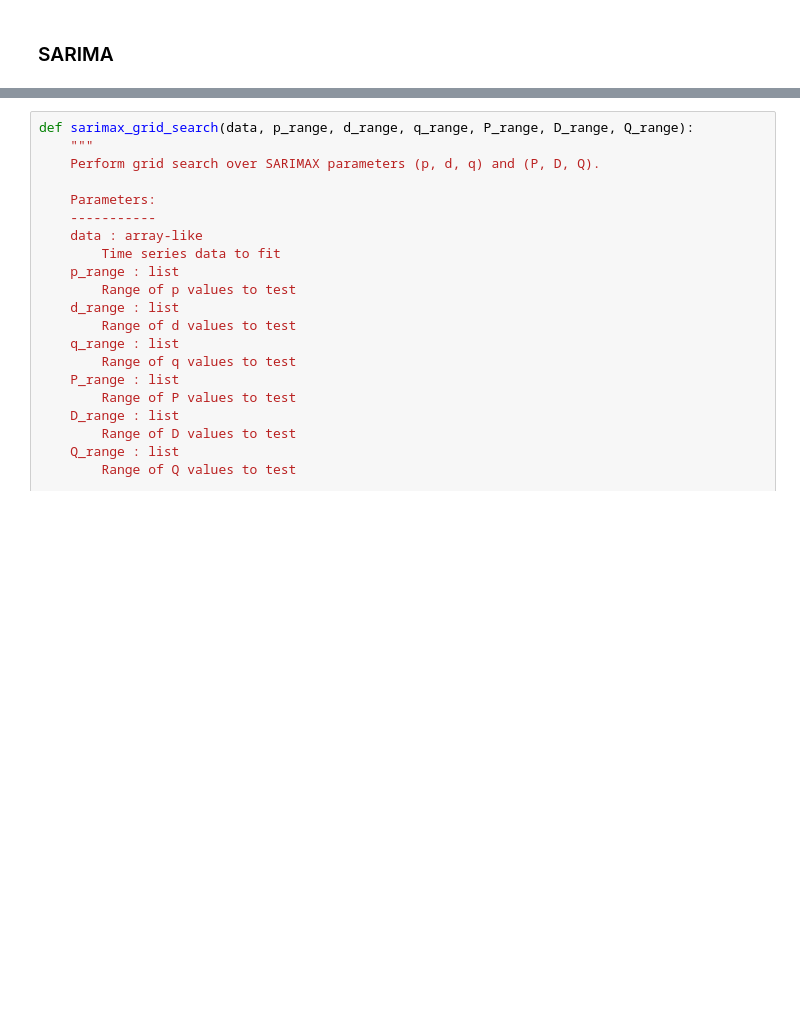
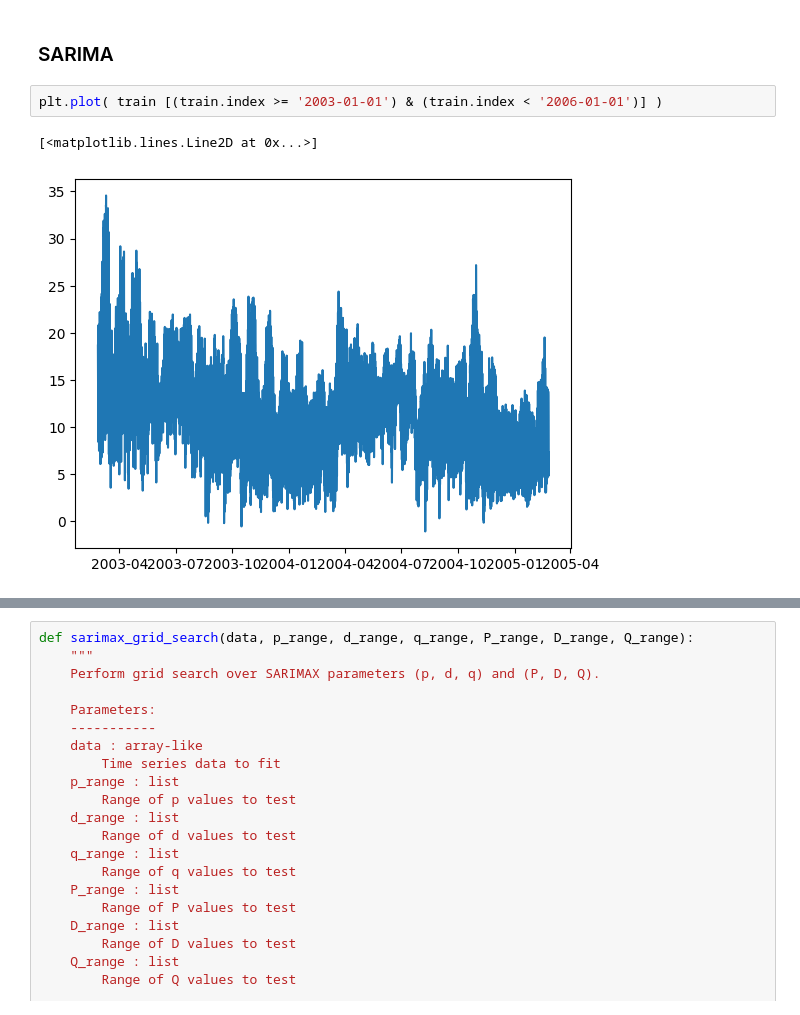
Before and after one commit to boalong/mva-series-temp-projet, a Jupyter notebook: models-with-details.ipynb, the cells around one changed output, grey strips where cells are left out. Cells and saved outputs as stored; diff of their text form; blank space fills up the shorter version.

```diff
--- a/models-with-details.ipynb
+++ b/models-with-details.ipynb
@@ -562,3 +564,8 @@ test
 108 rows × 1 columns
 # %% [markdown]
 ### SARIMA
+# %%
+plt.plot( train [(train.index >= '2003-01-01') & (train.index < '2006-01-01')] )
+# %% [output]
+[<matplotlib.lines.Line2D at 0x...>]
+[figure, added]
```
Also changed, not shown: parts of 26 cells of this notebook, 1 other file.
